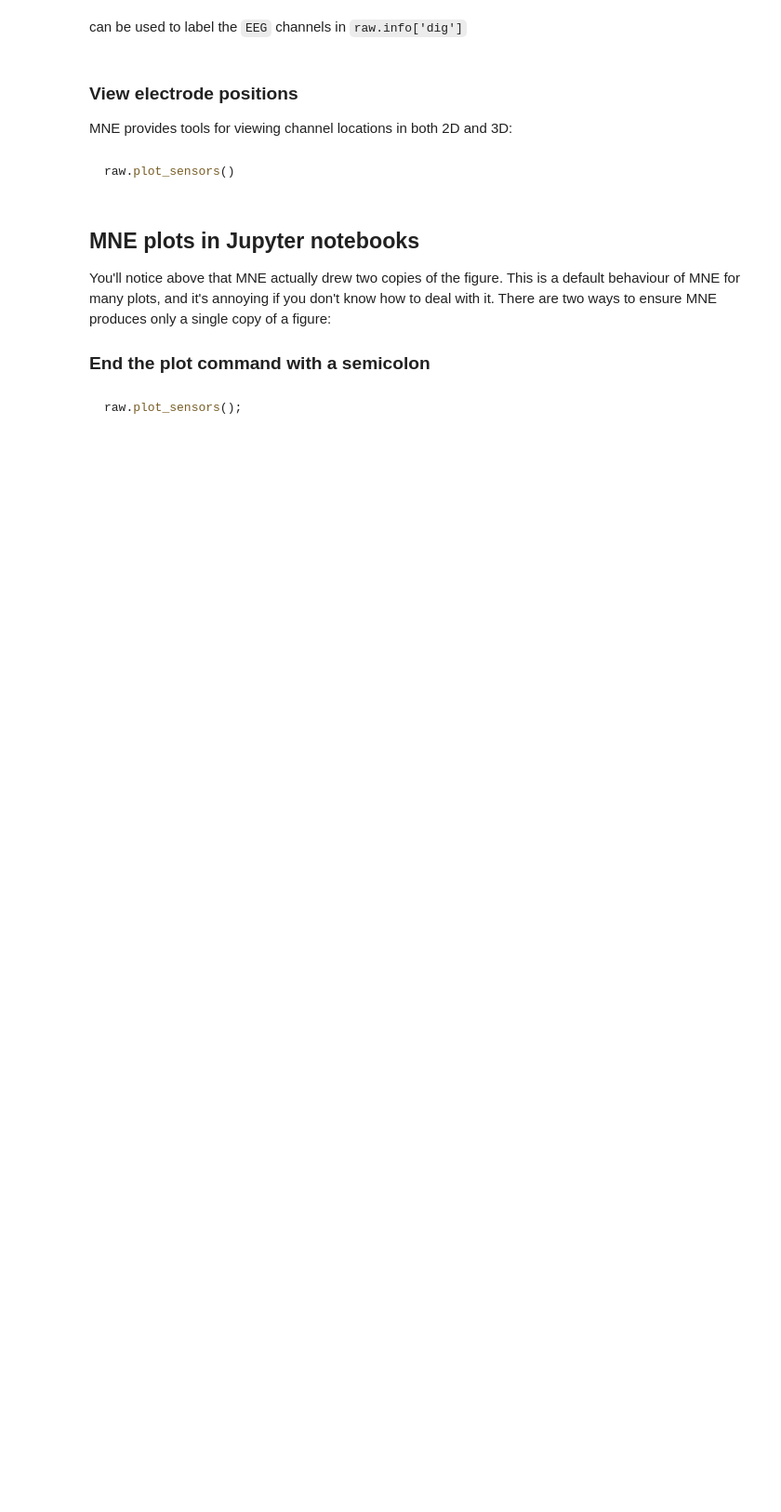
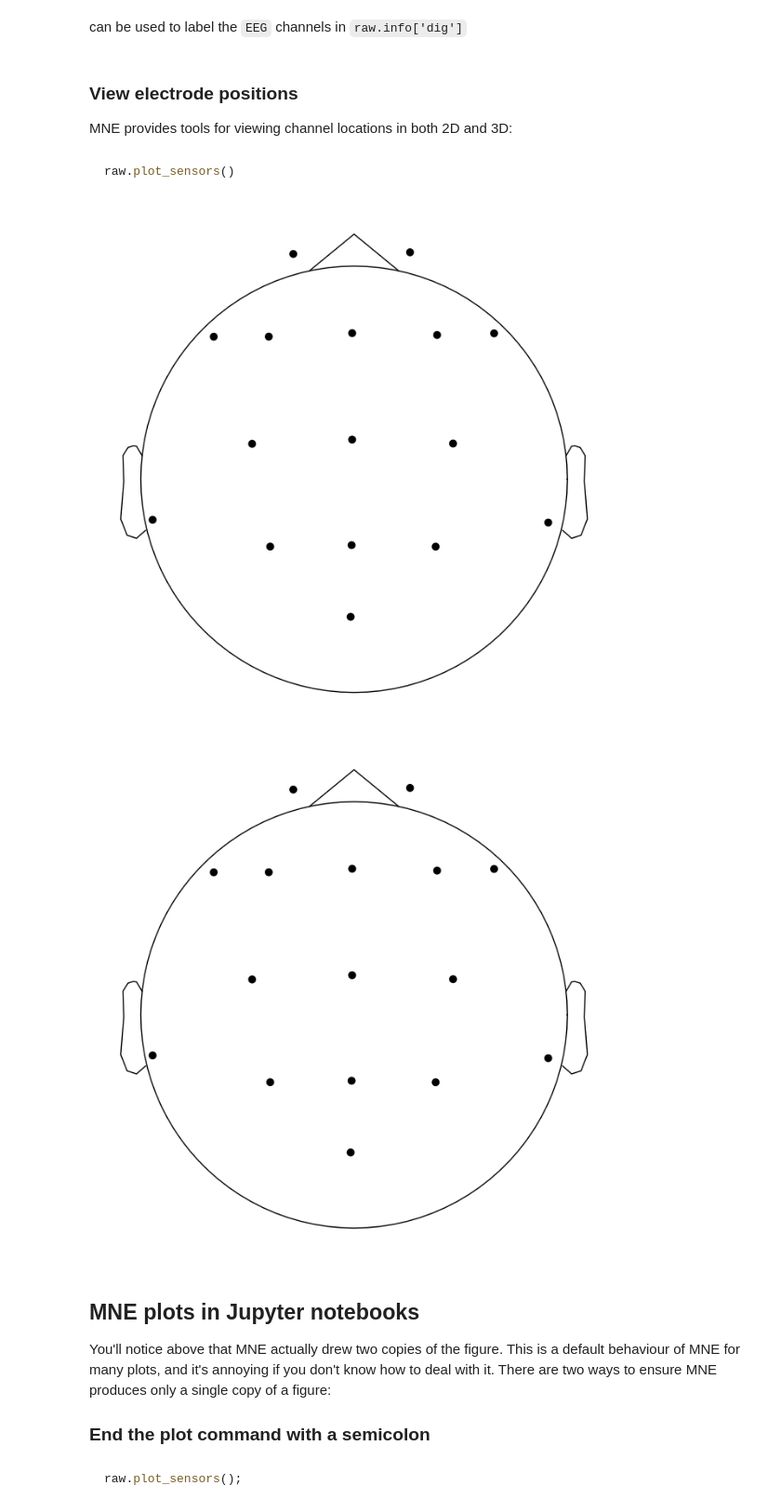
Before and after one commit to neurolawal/eeg, a Jupyter notebook: 1 - mne_data.ipynb, the cells around one changed output. Shown at 93% size. Cells and saved outputs as stored; diff of their text form; code cells hidden in the pictures; blank space fills up the shorter version.

```diff
--- a/1 - mne_data.ipynb
+++ b/1 - mne_data.ipynb
@@ -415,6 +457,11 @@ MNE provides tools for viewing channel locations in both 2D and 3D:
 ~~~python
 raw.plot_sensors()
 ~~~
+# %%
+raw.plot_sensors()
+# %% [output]
+[figure, added]
+[figure, added]
 # %% [markdown]
 ## MNE plots in Jupyter notebooks
 
```
Also changed, not shown: parts of 7 cells of this notebook.
